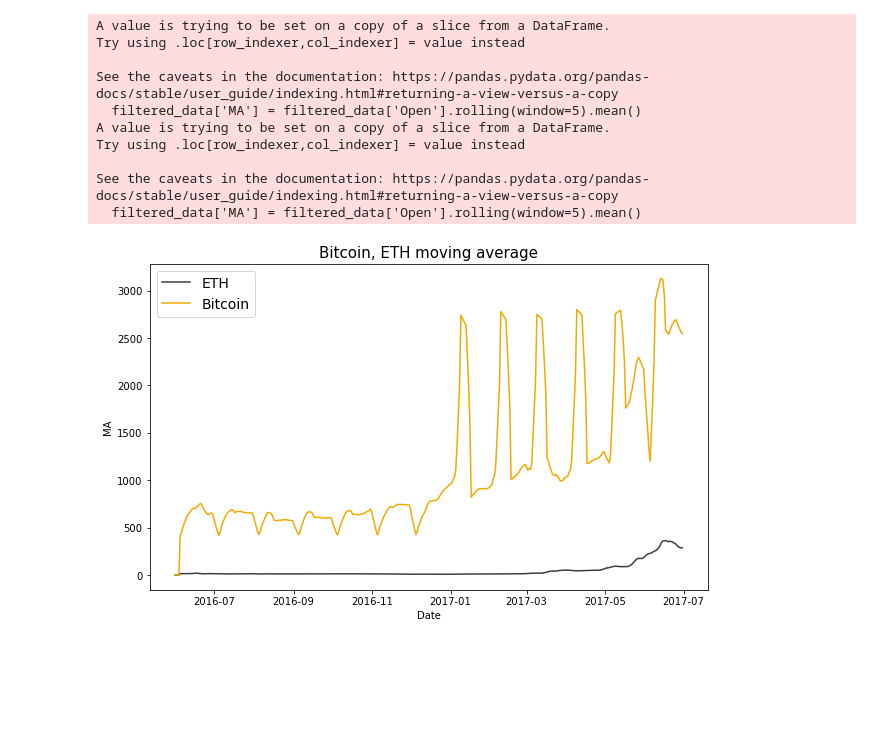
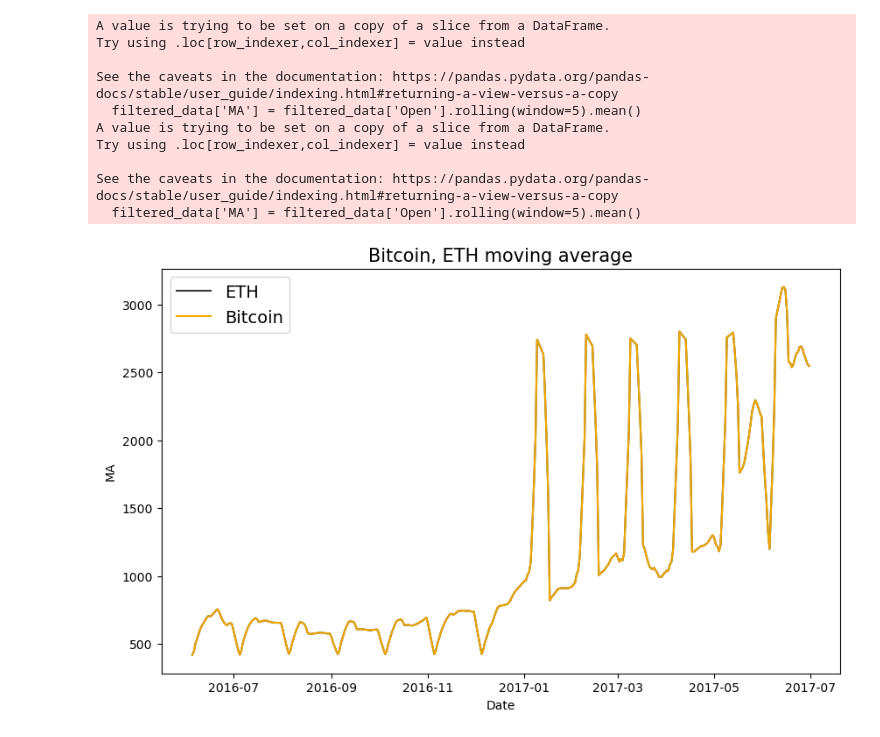
Before and after one commit to ha789ha/Ai-Dev, a Jupyter notebook: 1month/3주차/3주차_5day/main.ipynb, the cells around one changed output. Saved outputs shown, nothing was run; the diff lists cells and outputs as text; code cells hidden in the pictures; blank space fills up the shorter version.

```diff
--- a/1month/3주차/3주차_5day/main.ipynb
+++ b/1month/3주차/3주차_5day/main.ipynb
@@ -66,22 +66,22 @@ See the caveats in the documentation: https://pandas.pydata.org/pandas-docs/stab
 # %%
 plt.figure(figsize=(10, 6))
 sns.lineplot(
-    data=filtered_eth,
+    data=filterd_eth,
     x='Date',
     y='MA',
     color='#3c3c3d',
     label='ETH'
 )
 
 sns.lineplot(
-    data=filtered_df,
+    data=filterd_df,
     x='Date',
     y='MA',
     color='#f2a900',
     label='Bitcoin'
 )
 plt.title('Bitcoin, ETH moving average', size=15)
 plt.legend(fontsize=14)
 plt.show()
 # %% [output]
-[figure, old version]
+[figure, new version]
```
Also changed, not shown: 2 other files.
